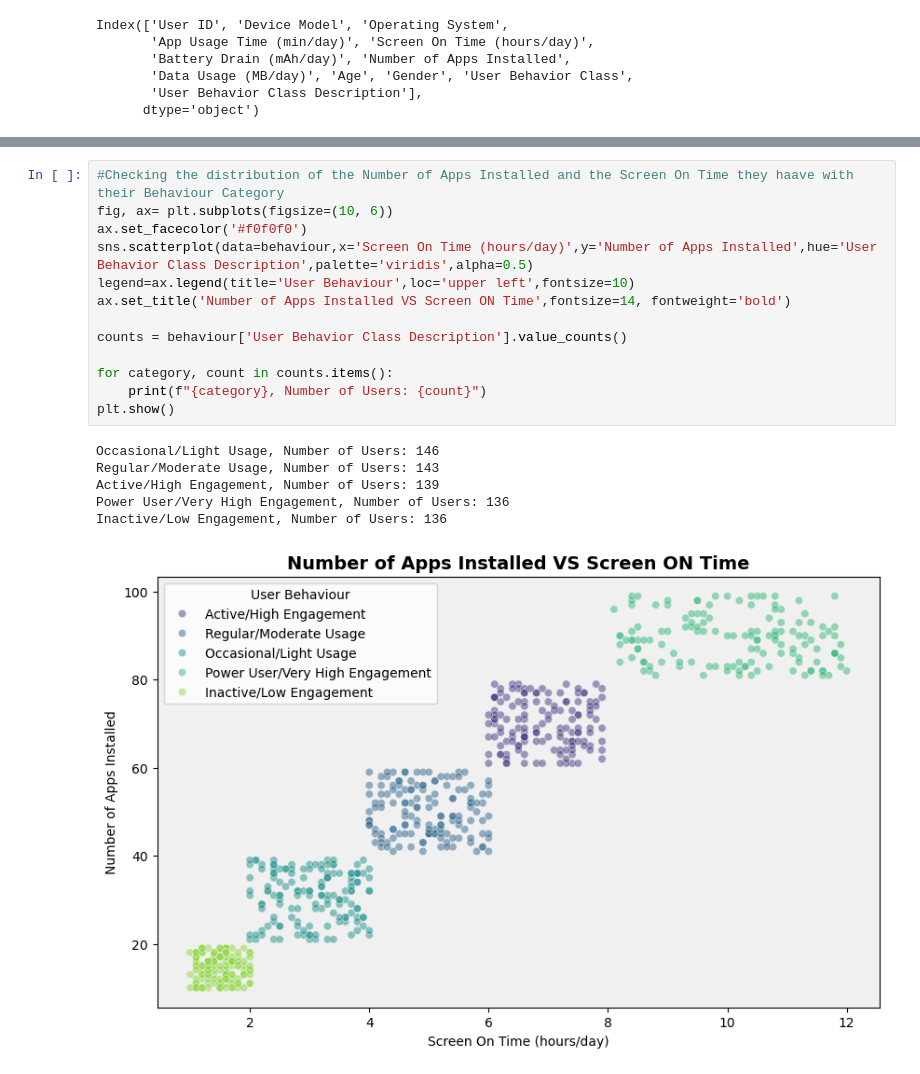
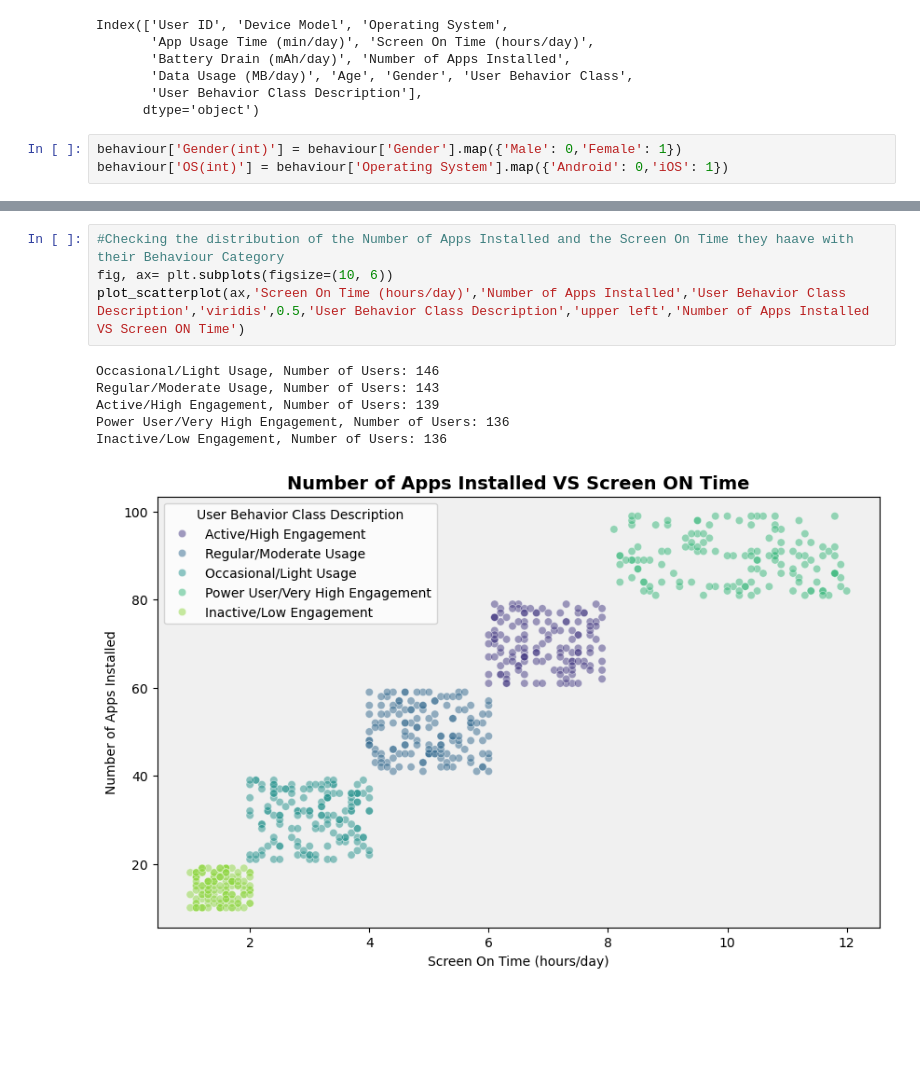
Before and after one commit to Foxtrot123-png/Applied-Data-Science-1, a Jupyter notebook: User_Behaviour.ipynb, the cells around one changed output, grey strips where cells are left out. Cells and saved outputs as stored; diff of their text form; blank space fills up the shorter version.

```diff
--- a/User_Behaviour.ipynb
+++ b/User_Behaviour.ipynb
@@ -84,6 +100,9 @@ Index(['User ID', 'Device Model', 'Operating System',
        'Data Usage (MB/day)', 'Age', 'Gender', 'User Behavior Class',
        'User Behavior Class Description'],
       dtype='object')
+# %%
+behaviour['Gender(int)'] = behaviour['Gender'].map({'Male': 0,'Female': 1})
+behaviour['OS(int)'] = behaviour['Operating System'].map({'Android': 0,'iOS': 1})
 # %%
 # Lets check the correlation of different vector have on each other
 behaviour[['App Usage Time (min/day)', 'Screen On Time (hours/day)',
@@ -180,20 +218,11 @@ plt.show()
 # %%
 #Checking the distribution of the Number of Apps Installed and the Screen On Time they haave with their Behaviour Category
 fig, ax= plt.subplots(figsize=(10, 6))
-ax.set_facecolor('#f0f0f0')
-sns.scatterplot(data=behaviour,x='Screen On Time (hours/day)',y='Number of Apps Installed',hue='User Behavior Class Description',palette='viridis',alpha=0.5)
-legend=ax.legend(title='User Behaviour',loc='upper left',fontsize=10)
-ax.set_title('Number of Apps Installed VS Screen ON Time',fontsize=14, fontweight='bold')
-
-counts = behaviour['User Behavior Class Description'].value_counts()
-
-for category, count in counts.items():
-    print(f"{category}, Number of Users: {count}")
-plt.show()
+plot_scatterplot(ax,'Screen On Time (hours/day)','Number of Apps Installed','User Behavior Class Description','viridis',0.5,'User Behavior Class Description','upper left','Number of Apps Installed VS Screen ON Time')
 # %% [output]
 Occasional/Light Usage, Number of Users: 146
 Regular/Moderate Usage, Number of Users: 143
 Active/High Engagement, Number of Users: 139
 Power User/Very High Engagement, Number of Users: 136
 Inactive/Low Engagement, Number of Users: 136
-[figure, old version]
+[figure, new version]
```
Also changed, not shown: parts of 7 cells of this notebook.
